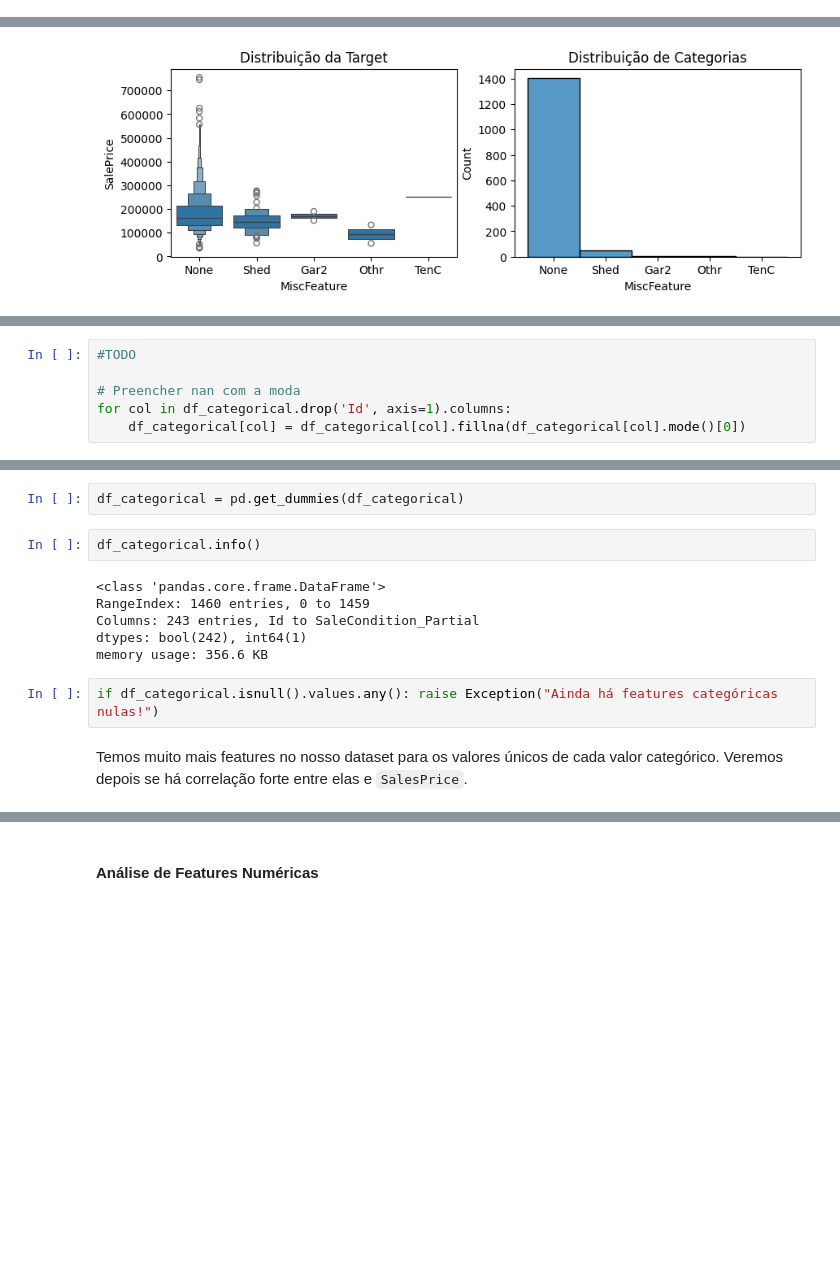
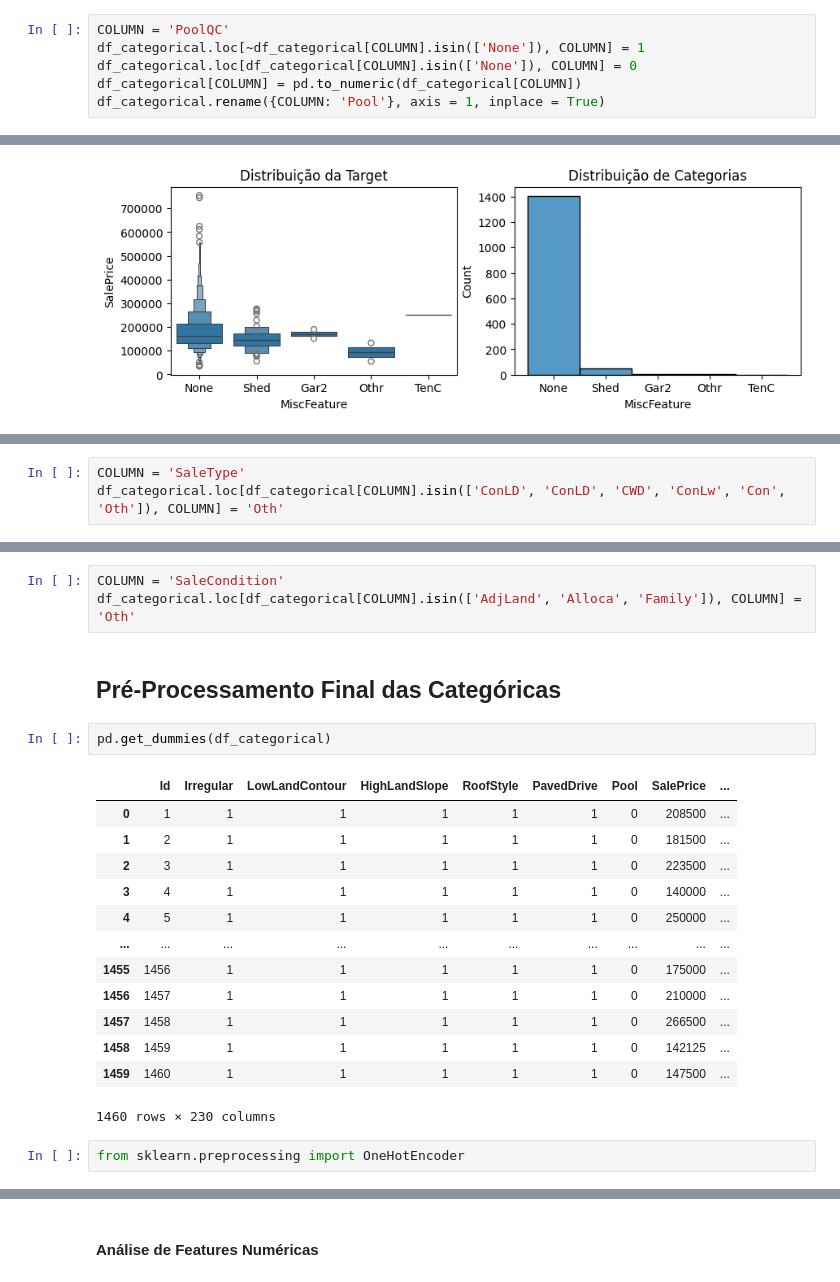
Before and after one commit to maris-silva/competicao_DS, a Jupyter notebook: advanced_sales_prices.ipynb, the cells around one changed output, grey strips where cells are left out. Cells and saved outputs as stored; diff of their text form; blank space fills up the shorter version.

Commit message:
simplificação de features categóricas

```diff
--- a/advanced_sales_prices.ipynb
+++ b/advanced_sales_prices.ipynb
@@ -354,3 +514,9 @@ plot_distribution('PoolQC')
+# %%
+COLUMN = 'PoolQC'
+df_categorical.loc[~df_categorical[COLUMN].isin(['None']), COLUMN] = 1
+df_categorical.loc[df_categorical[COLUMN].isin(['None']), COLUMN] = 0
+df_categorical[COLUMN] = pd.to_numeric(df_categorical[COLUMN])
+df_categorical.rename({COLUMN: 'Pool'}, axis = 1, inplace = True)
 # %%
 plot_distribution('Fence')
 # %% [output]
@@ -512,6 +527,0 @@ Name: FireplaceQu, dtype: object
-# %%
-#TODO
-
-# Preencher nan com a moda
-for col in df_categorical.drop('Id', axis=1).columns:
-    df_categorical[col] = df_categorical[col].fillna(df_categorical[col].mode()[0])
@@ -519,0 +532,3 @@ for col in df_categorical.drop('Id', axis=1).columns:
+# %%
+COLUMN = 'SaleType'
+df_categorical.loc[df_categorical[COLUMN].isin(['ConLD', 'ConLD', 'CWD', 'ConLw', 'Con', 'Oth']), COLUMN] = 'Oth'
@@ -520,14 +539,23 @@ for col in df_categorical.drop('Id', axis=1).columns:
+# %%
+COLUMN = 'SaleCondition'
+df_categorical.loc[df_categorical[COLUMN].isin(['AdjLand', 'Alloca', 'Family']), COLUMN] = 'Oth'
+# %% [markdown]
+## Pré-Processamento Final das Categóricas
 # %%
-df_categorical = pd.get_dummies(df_categorical)
+pd.get_dummies(df_categorical)
+# %% [output]
+|  | Id | Irregular | LowLandContour | HighLandSlope | RoofStyle | PavedDrive | Pool | SalePrice | ... |
+| 0 | 1 | 1 | 1 | 1 | 1 | 1 | 0 | 208500 | ... |
+| 1 | 2 | 1 | 1 | 1 | 1 | 1 | 0 | 181500 | ... |
+| 2 | 3 | 1 | 1 | 1 | 1 | 1 | 0 | 223500 | ... |
+| 3 | 4 | 1 | 1 | 1 | 1 | 1 | 0 | 140000 | ... |
+| 4 | 5 | 1 | 1 | 1 | 1 | 1 | 0 | 250000 | ... |
+| ... | ... | ... | ... | ... | ... | ... | ... | ... | ... |
+| 1455 | 1456 | 1 | 1 | 1 | 1 | 1 | 0 | 175000 | ... |
+| 1456 | 1457 | 1 | 1 | 1 | 1 | 1 | 0 | 210000 | ... |
+| 1457 | 1458 | 1 | 1 | 1 | 1 | 1 | 0 | 266500 | ... |
+| 1458 | 1459 | 1 | 1 | 1 | 1 | 1 | 0 | 142125 | ... |
+| 1459 | 1460 | 1 | 1 | 1 | 1 | 1 | 0 | 147500 | ... |
+1460 rows × 230 columns
-# %%
-df_categorical.info()
-# %% [output]
-<class 'pandas.core.frame.DataFrame'>
-RangeIndex: 1460 entries, 0 to 1459
-Columns: 243 entries, Id to SaleCondition_Partial
-dtypes: bool(242), int64(1)
-memory usage: 356.6 KB
-# %%
-if df_categorical.isnull().values.any(): raise Exception("Ainda há features categóricas nulas!")
-# %% [markdown]
-Temos muito mais features no nosso dataset para os valores únicos de cada valor categórico. Veremos depois se há correlação forte entre elas e `SalesPrice`.
+# %%
+from sklearn.preprocessing import OneHotEncoder
```
Also changed, not shown: parts of 68 cells of this notebook.
